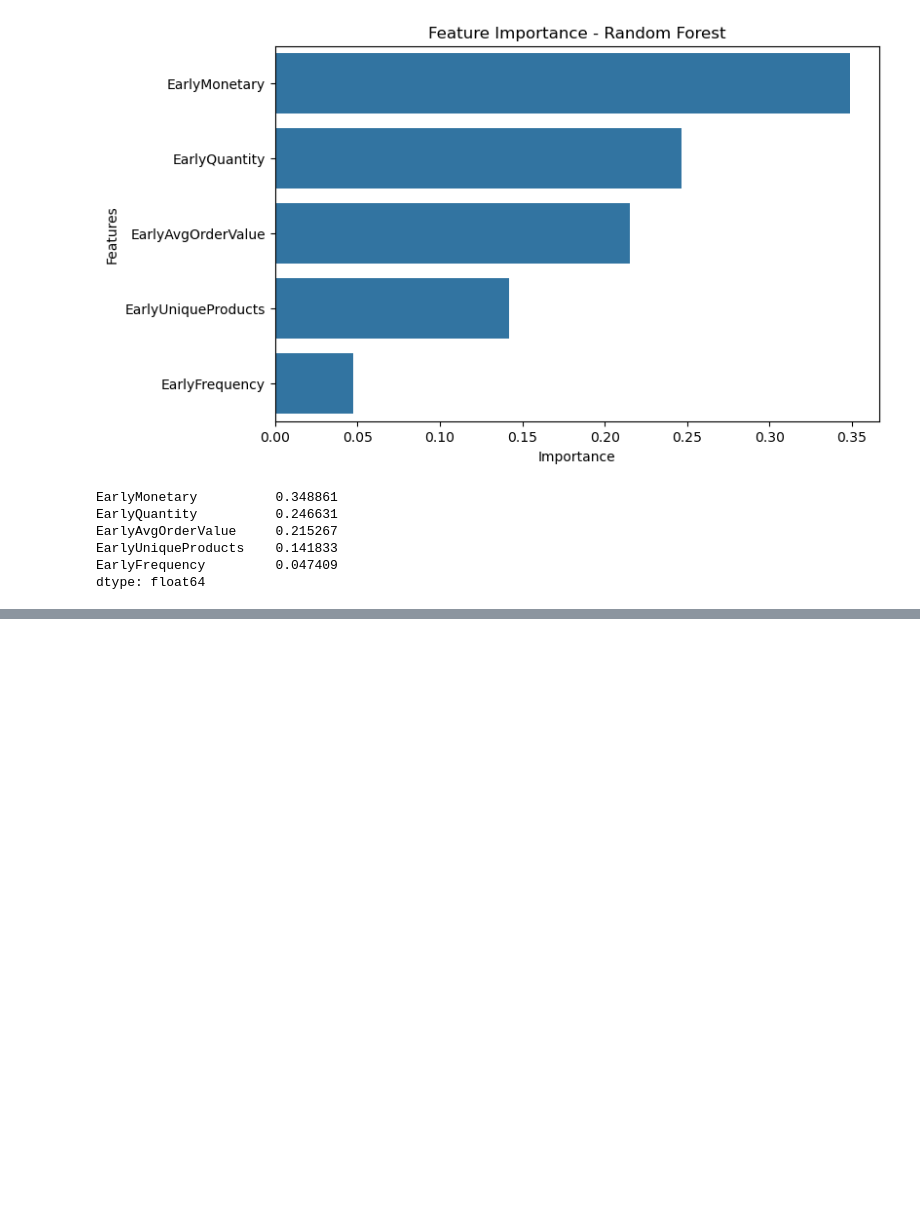
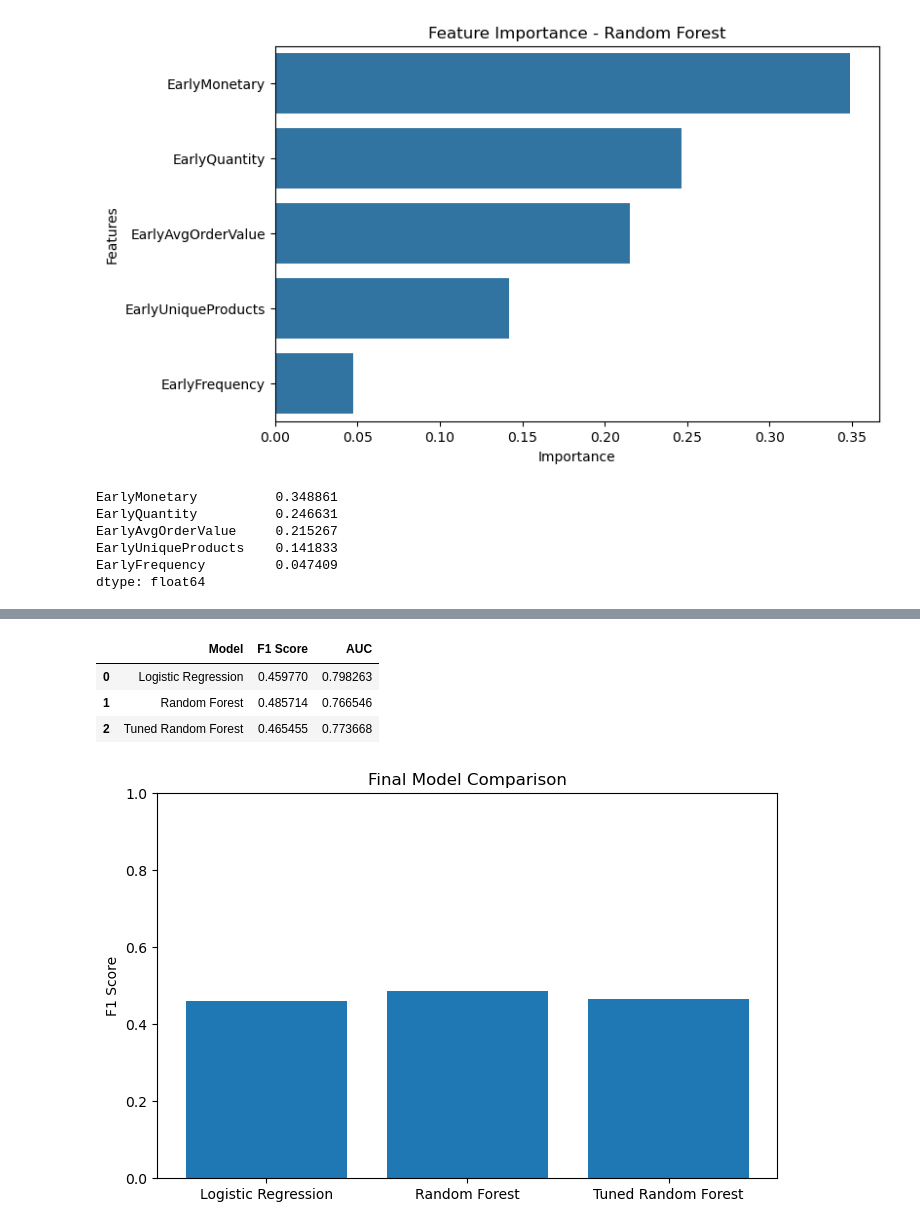
Before and after one commit to kemalUludag/dsa210-project, a Jupyter notebook: ml_modeling.ipynb, the cells around one changed output, grey strips where cells are left out. Cells and saved outputs as stored; diff of their text form; code cells hidden in the pictures; blank space fills up the shorter version.

```diff
--- a/ml_modeling.ipynb
+++ b/ml_modeling.ipynb
@@ -288,0 +477,41 @@ dtype: float64
+# %%
+comparison_df = pd.DataFrame({
+    "Model": [
+        "Logistic Regression",
+        "Random Forest",
+        "Tuned Random Forest"
+    ],
+    "F1 Score": [
+        f1_score(y_test, y_pred_log),
+        f1_score(y_test, y_pred_rf),
+        f1_score(y_test, y_pred_tuned)
+    ],
+    "AUC": [
+        auc_log,
+        auc_rf,
+        roc_auc_score(
+            y_test,
+            tuned_rf.predict_proba(X_test)[:,1]
+        )
+    ]
+})
+
+comparison_df
+# %% [output]
+|  | Model | F1 Score | AUC |
+| 0 | Logistic Regression | 0.459770 | 0.798263 |
+| 1 | Random Forest | 0.485714 | 0.766546 |
+| 2 | Tuned Random Forest | 0.465455 | 0.773668 |
+# %%
+plt.figure(figsize=(8,5))
+
+plt.bar(comparison_df["Model"], comparison_df["F1 Score"])
+
+plt.ylabel("F1 Score")
+plt.title("Final Model Comparison")
+
+plt.ylim(0,1)
+
+plt.show()
+# %% [output]
+[figure, added]
```
Also changed, not shown: parts of 17 cells of this notebook.
